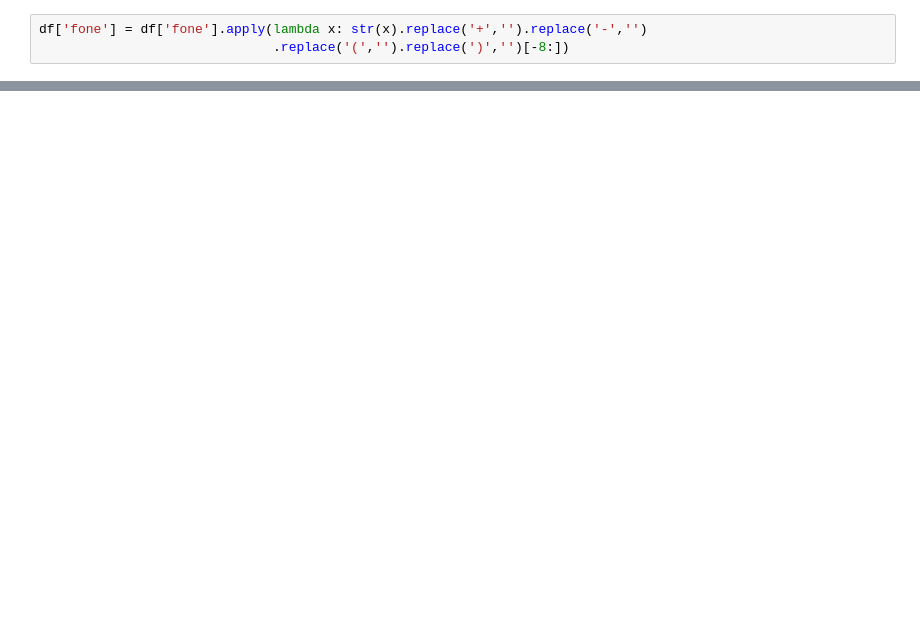
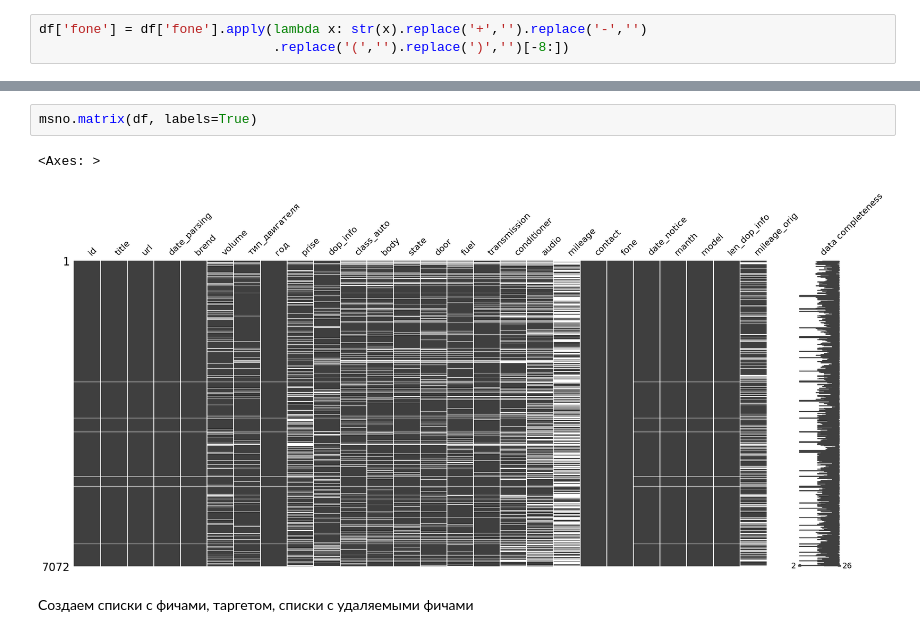
Before and after one commit to APolisakov/parsing, a Jupyter notebook: klakson.ipynb, the cells around one changed output, grey strips where cells are left out. Saved outputs shown, nothing was run; the diff lists cells and outputs as text; blank space fills up the shorter version.

```diff
--- a/klakson.ipynb
+++ b/klakson.ipynb
@@ -745,0 +990,7 @@ sns.lineplot(data=t, x=t["manth"].astype(str), y="id", hue='body')
+# %%
+msno.matrix(df, labels=True)
+# %% [output]
+<Axes: >
+[figure, added]
+# %% [markdown]
+Создаем списки с фичами, таргетом, списки с удаляемыми фичами
```
Also changed, not shown: parts of 123 cells of this notebook, 1 other file.
